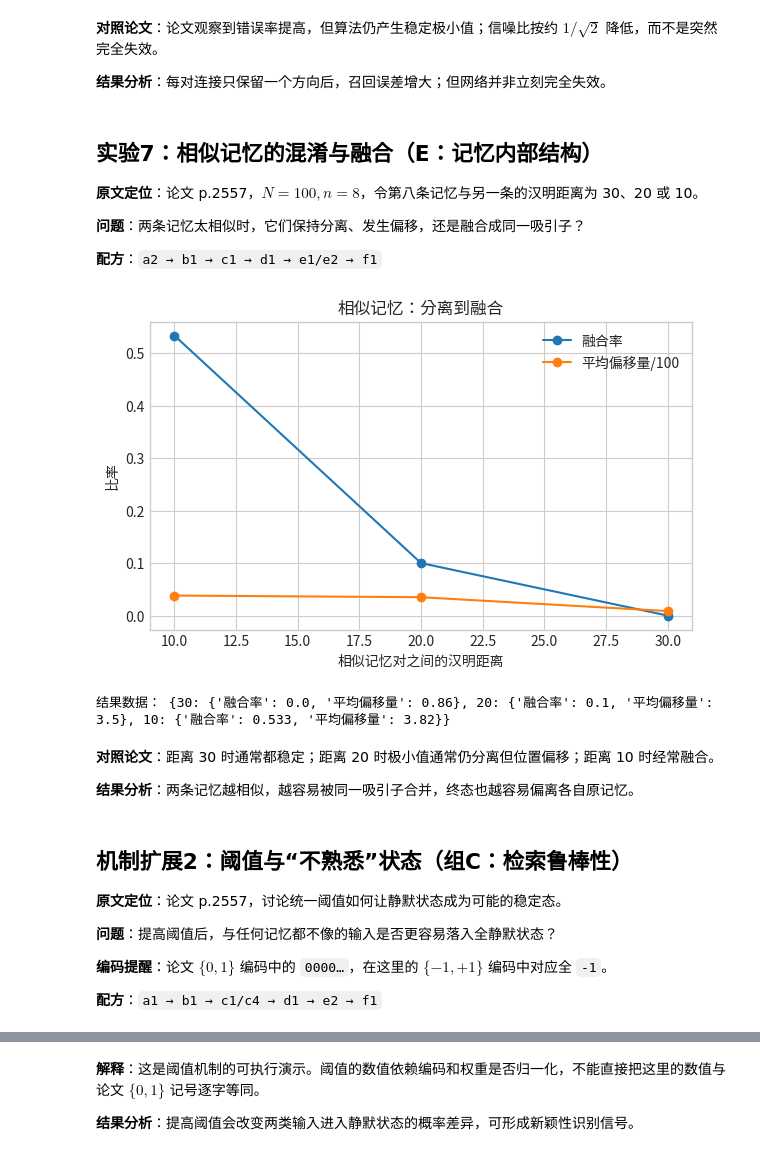
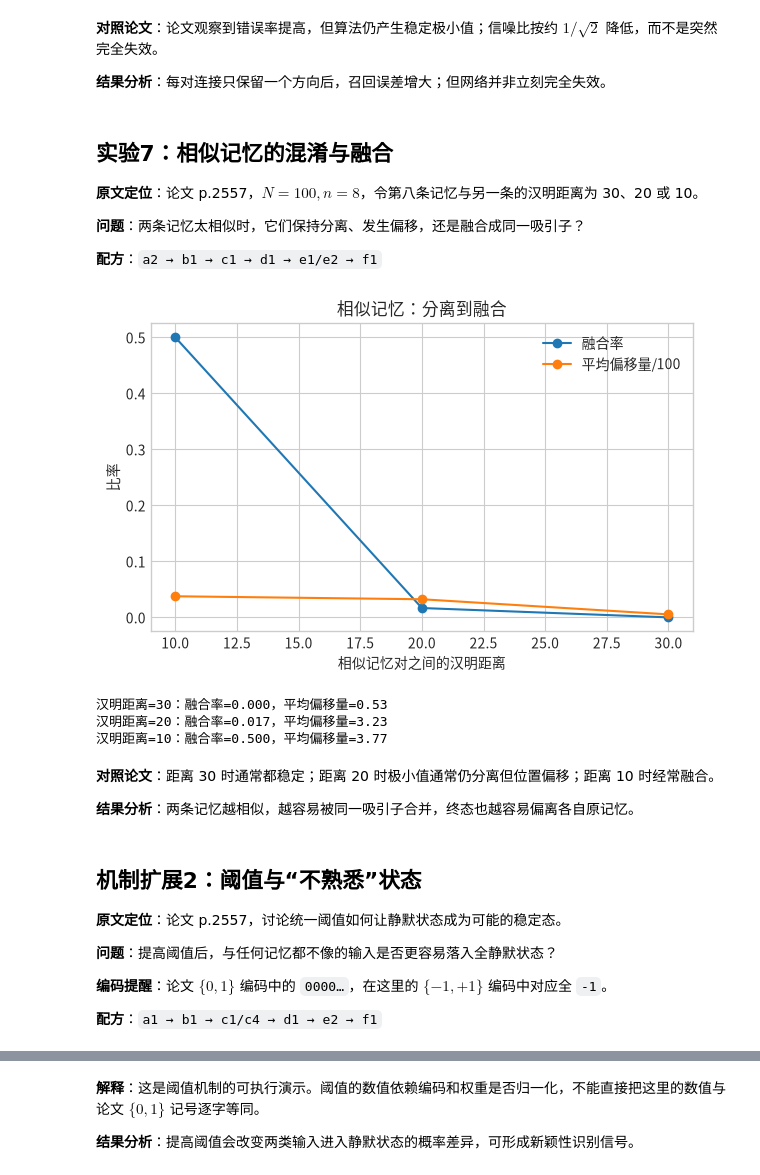
Before and after one commit to Heptazero/nn-labs, a Jupyter notebook: hopfield-1982/hopfield_1982.ipynb, the cells around one changed output, grey strips where cells are left out. Drawn from its saved outputs; the diff is of its cells as text; code cells hidden in the pictures.

```diff
--- a/hopfield-1982/hopfield_1982.ipynb
+++ b/hopfield-1982/hopfield_1982.ipynb
@@ -875,6 +935,18 @@ assert run.state_history is None
 assert np.all(np.diff(run.energy_history) <= 1e-9)
 # [约束检验] 对称权重下能量单调不增，允许 1e-9 的浮点误差
 
+one_way, direction_mask = b4_keep_one_direction_per_pair(weights, rng)
+assert np.count_nonzero(direction_mask) == weights.shape[0] * (weights.shape[0] - 1) // 2
+# [约束检验] 每个无序神经元对恰好保留一个连接方向
+assert np.all(one_way[~direction_mask] == 0)
+# [约束检验] 方向掩码之外的单向权重全部为零
+
+shared_schedule = d0_make_update_schedule(N=30, max_sweeps=50, rng=rng)
+shared_run_a = d1_run_async(weights, initial_state, rng, update_schedule=shared_schedule)
+shared_run_b = d1_run_async(weights, initial_state, rng, update_schedule=shared_schedule)
+assert np.array_equal(shared_run_a.final_state, shared_run_b.final_state)
+# [约束检验] 相同权重、初态和更新日程必须产生相同轨迹终点
+
 cycle_weights = np.array([[0.0, 1.0], [1.0, 0.0]])
 # [输入] 手工构造一个最小反例：两个神经元互相正向连接
 cycle_run = d2_run_sync(
@@ -1249,12 +1305,12 @@ print("结果数据：初始汉明距离到召回概率：", recall_summary)
 rng = np.random.default_rng(105)
 N, trials = 100, 100
 conditions = [
-# *[输入] 本实验的自变量：是否截断权重 + 负载 n 的组合，三组对照
+# *[输入] 本实验的自变量：是否截断权重 + 负载 n 的组合，三种条件
     ("标准权重 n=12", 12, False),
     ("截断权重 n=9", 9, True),
     ("截断权重 n=13", 13, True),
 ]
-# [输入] 三组对照：普通权重用较少记忆(12)，截断权重分别测低负载(9)和号称的最优负载(13)
+# [输入] 三种条件：普通权重用较少记忆(12)，截断权重分别测低负载(9)和论文报告的信息量最优负载(13)
 condition_errors = []
 
 for _, n, clipped in conditions:
@@ -1279,6 +1335,7 @@ f2_plot_bar(
     title="标准权重与截断权重",
 )
 
-print("结果数据：", {name: round(error, 2) for (name, _, _), error in zip(conditions, condition_errors)})
+for (name, _, _), error in zip(conditions, condition_errors):
+    print(f"{name}：平均错误位数={error:.2f}")
 # %% [output]
 [figure]
@@ -1430,7 +1507,7 @@ SNR 比值 (单向/对称) = 0.653
 
 **结果分析**：每对连接只保留一个方向后，召回误差增大；但网络并非立刻完全失效。
 # %% [markdown]
-## 实验7：相似记忆的混淆与融合（E：记忆内部结构）
+## 实验7：相似记忆的混淆与融合
 
 **原文定位**：论文 p.2557，$N=100,n=8$，令第八条记忆与另一条的汉明距离为 30、20 或 10。
 
@@ -1458,56 +1535,59 @@ for distance in distances:
         # [存储] 前 n-1 条互相独立，最后一条精确地跟第一条相距 distance
 
         weights = b1_make_hebbian_weights(memories)
+        update_schedule = d0_make_update_schedule(N=N, max_sweeps=50, rng=rng)
+        # [实验控制] 相似记忆的两个起点共享同一随机更新日程
         run_a = d1_run_async(
             weights,
             c1_start_from_memory(memories, 0),
             rng,
+            update_schedule=update_schedule,
         )
         run_b = d1_run_async(
             weights,
             c1_start_from_memory(memories, n - 1),
             rng,
+            update_schedule=update_schedule,
         )
         # [中介变量] run_a、run_b 分别从这对相似记忆各自出发，看它们会不会收敛到同一个点
 
         fused += int(np.array_equal(run_a.final_state, run_b.final_state))
         # [判断] 两个终态完全相同 = 融合成了同一个吸引子
 
         total_error += (
             e1_hamming_distance(run_a.final_state, memories[0])
             + e1_hamming_distance(run_b.final_state, memories[-1])
         ) / 2
         # [观测·数据] 终态相对原记忆的偏移量；即使没融合，也测一下终态相对各自原记忆偏移了多少
 
     fused_rates.append(fused / trials)
     displaced_errors.append(total_error / trials)
 
 f1_plot_curve(
     distances,
     {
         "融合率": fused_rates,
         "平均偏移量/100": np.asarray(displaced_errors) / 100,
         # [展示] 除以100纯粹是让两条曲线数值量级接近，方便共用一个纵轴看
     },
     xlabel="相似记忆对之间的汉明距离",
     ylabel="比率",
     title="相似记忆：分离到融合",
 )
 
-similarity_summary = {
-    distance: {"融合率": round(float(rate), 3), "平均偏移量": round(float(error), 2)}
-    for distance, rate, error in zip(distances, fused_rates, displaced_errors)
-}
-print("结果数据：", similarity_summary)
+for distance, rate, error in zip(distances, fused_rates, displaced_errors):
+    print(f"汉明距离={distance}：融合率={rate:.3f}，平均偏移量={error:.2f}")
 # %% [output]
-[figure, old version]
+[figure, new version]
-结果数据： {30: {'融合率': 0.0, '平均偏移量': 0.86}, 20: {'融合率': 0.1, '平均偏移量': 3.5}, 10: {'融合率': 0.533, '平均偏移量': 3.82}}
+汉明距离=30：融合率=0.000，平均偏移量=0.53
+汉明距离=20：融合率=0.017，平均偏移量=3.23
+汉明距离=10：融合率=0.500，平均偏移量=3.77
 # %% [markdown]
 **对照论文**：距离 30 时通常都稳定；距离 20 时极小值通常仍分离但位置偏移；距离 10 时经常融合。
 
 **结果分析**：两条记忆越相似，越容易被同一吸引子合并，终态也越容易偏离各自原记忆。
 # %% [markdown]
-## 机制扩展2：阈值与“不熟悉”状态（组C：检索鲁棒性）
+## 机制扩展2：阈值与“不熟悉”状态
 
 **原文定位**：论文 p.2557，讨论统一阈值如何让静默状态成为可能的稳定态。
 
```
Also changed, not shown: parts of 27 cells of this notebook, 1 other file.
